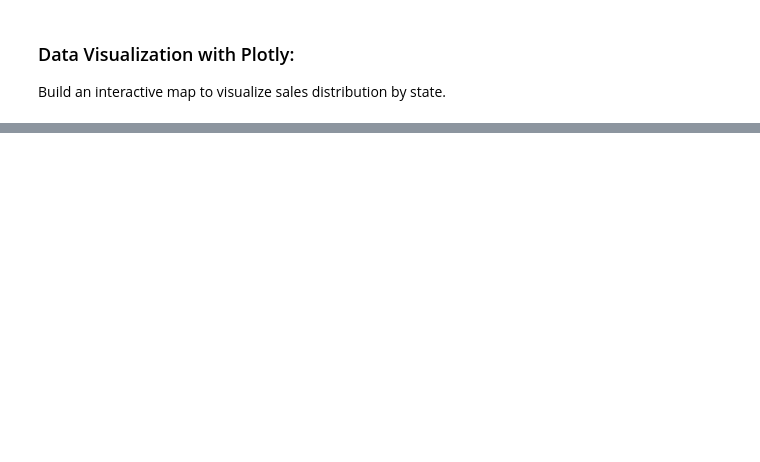
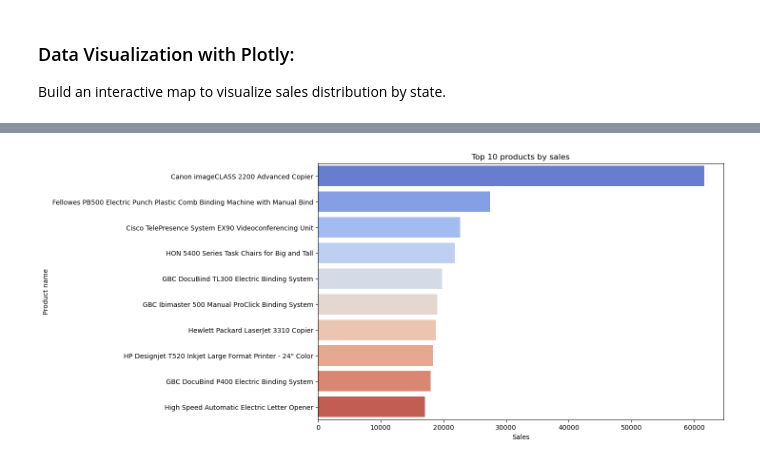
Before and after one commit to CharlotteBenadiba/DI-Bootcamp-3, a Jupyter notebook: Week5/Day2/DailyChallenge1.ipynb, the cells around one changed output, grey strips where cells are left out. Cells and saved outputs as stored; diff of their text form; code cells hidden in the pictures; blank space fills up the shorter version.

```diff
--- a/Week5/Day2/DailyChallenge1.ipynb
+++ b/Week5/Day2/DailyChallenge1.ipynb
@@ -131,25 +222,15 @@ Build an interactive map to visualize sales distribution by state.
 # %%
-state_names_to_abbr = {
-    'Alabama': 'AL',
-    'Alaska': 'AK',
-    # Add mappings for other states
-}
-
-# Assuming df is your DataFrame with 'State' column
-superstore_orders['State Abbreviation'] = superstore_orders['State'].map(state_names_to_abbr)
-
-# Now use 'StateAbbreviation' column in the choropleth map
+# use 'StateAbbreviation' column in the choropleth map
 fig = px.choropleth(
-    superstore_orders,
+    sales_by_state,
     locations='State Abbreviation',
     locationmode='USA-states',
     color='Sales',
-    hover_name='State',
+    hover_name='State Abbreviation',
     color_continuous_scale='Viridis',
-    title='Sales Distribution by State'
+    title='Sales Distribution by State',
 )
 
-# Explicitly set the scope to USA
 fig.update_layout(
     geo=dict(
         scope='usa',
@@ -157,7 +238,6 @@ fig.update_layout(
     )
 )
 
-# Show the interactive map
 fig.show()
 # %% [output]
 [interactive output not drawn]
@@ -163,0 +251,4 @@ fig.show()
+# %%
+product_sales = superstore_orders.groupby('Product Name')['Sales'].sum().reset_index().sort_values(by='Sales', ascending=False)
+top_10 = product_sales.head(10)
+top_10
@@ -163,0 +267,10 @@ fig.show()
+# %%
+# Create a bar plot using Seaborn
+plt.figure(figsize=(11, 7))
+sns.barplot(x='Sales', y='Product Name', data=top_10, palette='coolwarm')
+plt.title('Top 10 products by sales')
+plt.xlabel('Sales')
+plt.ylabel('Product name')
+plt.show()
+# %% [output]
+[figure, added]
```
Also changed, not shown: parts of 13 cells of this notebook, 1 other file.
